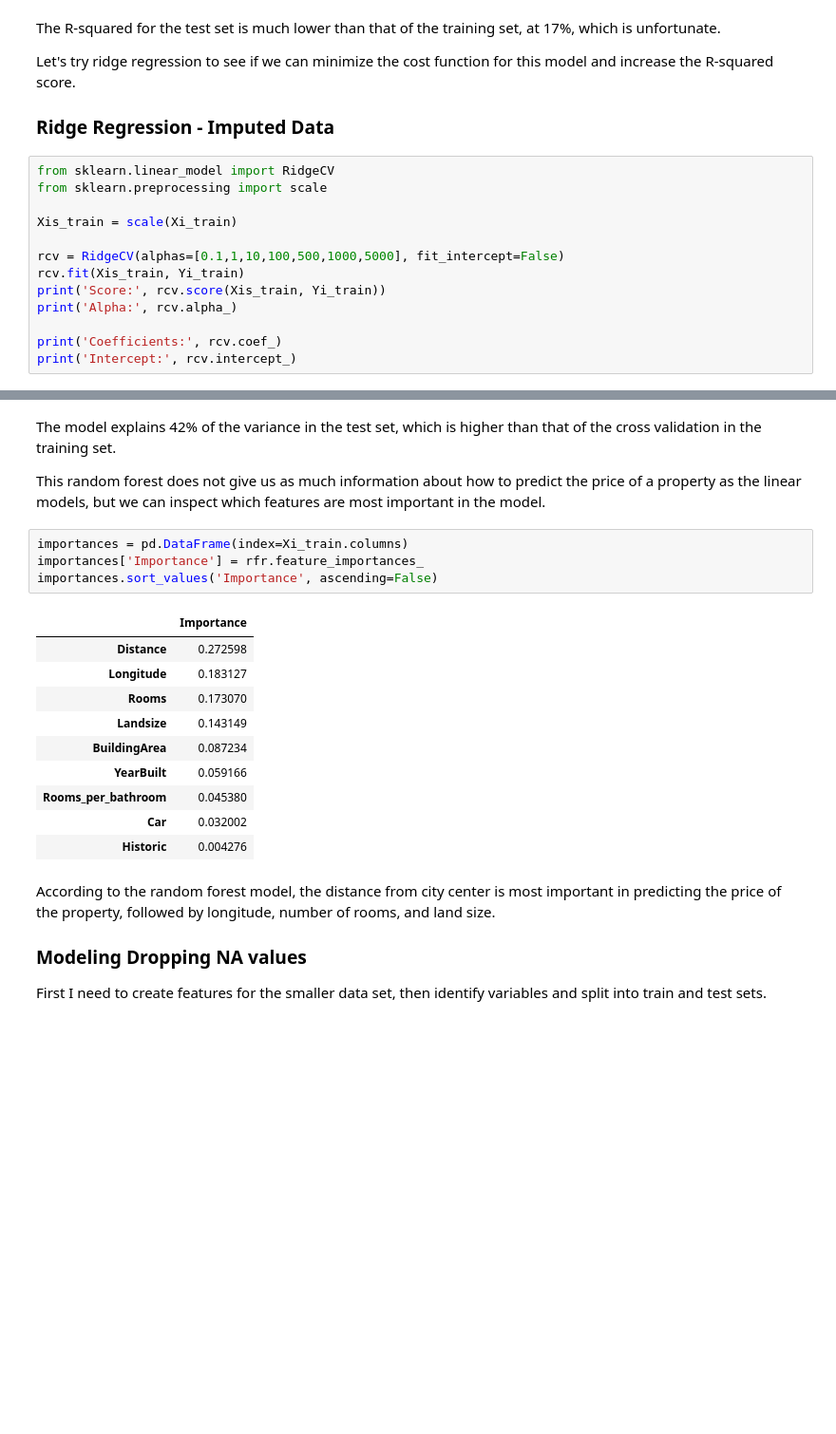
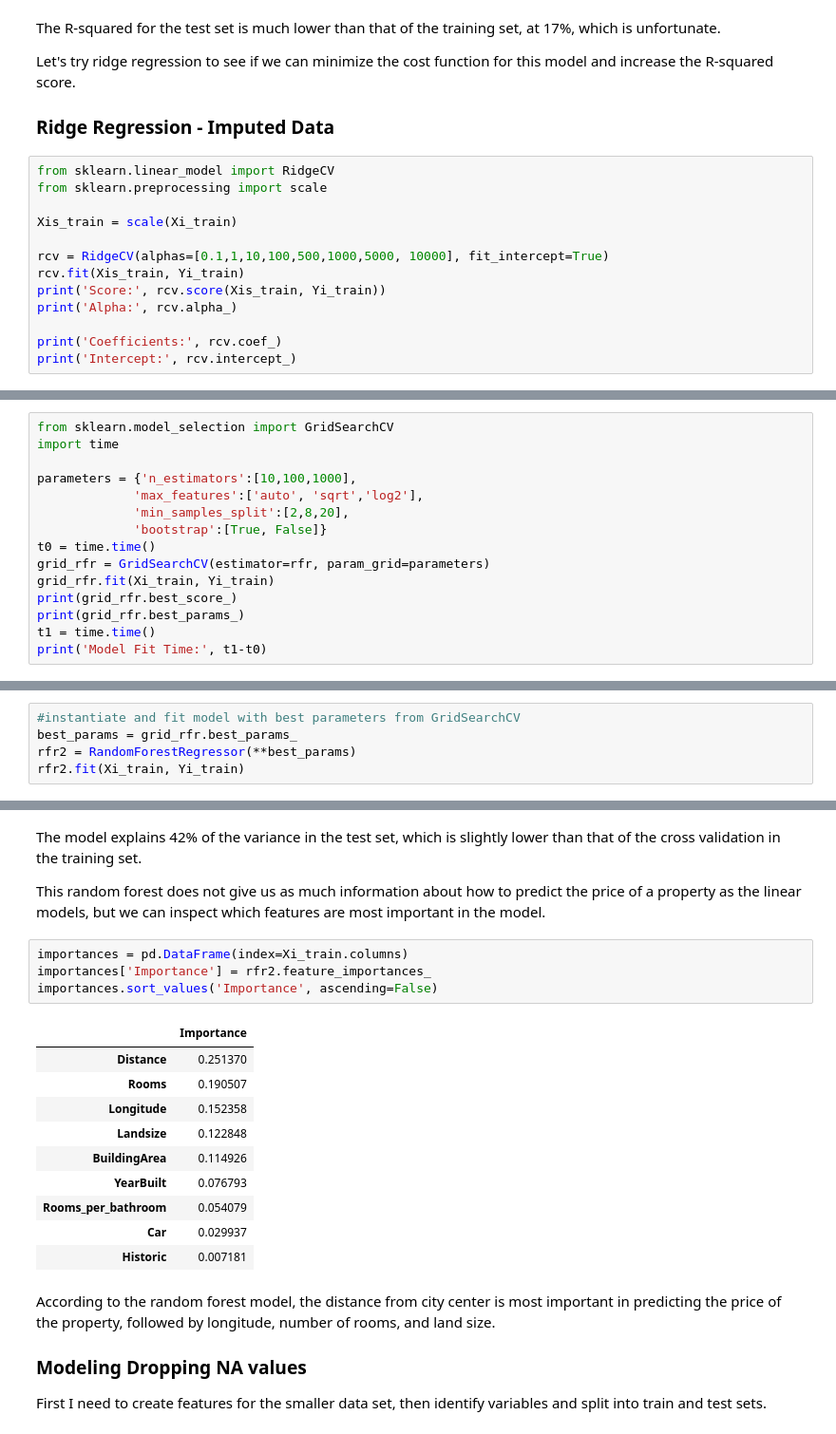
Before and after one commit to ephs08kmp/Thinkful_Challenges, a Jupyter notebook: 3.6.4 Housing Prices Challenge.ipynb, the cells around one changed output, grey strips where cells are left out. Shown at 95% size. Drawn from its saved outputs; the diff is of its cells as text; blank space fills up the shorter version.

```diff
--- a/3.6.4 Housing Prices Challenge.ipynb
+++ b/3.6.4 Housing Prices Challenge.ipynb
@@ -424,7 +424,7 @@ from sklearn.preprocessing import scale
 
 Xis_train = scale(Xi_train)
 
-rcv = RidgeCV(alphas=[0.1,1,10,100,500,1000,5000], fit_intercept=False)
+rcv = RidgeCV(alphas=[0.1,1,10,100,500,1000,5000, 10000], fit_intercept=True)
 rcv.fit(Xis_train, Yi_train)
 print('Score:', rcv.score(Xis_train, Yi_train))
 print('Alpha:', rcv.alpha_)
@@ -458,0 +466,15 @@ This model performed significantly better than the other models, and is able to
+# %%
+from sklearn.model_selection import GridSearchCV
+import time
+
+parameters = {'n_estimators':[10,100,1000],
+             'max_features':['auto', 'sqrt','log2'],
+             'min_samples_split':[2,8,20],
+             'bootstrap':[True, False]}
+t0 = time.time()
+grid_rfr = GridSearchCV(estimator=rfr, param_grid=parameters)
+grid_rfr.fit(Xi_train, Yi_train)
+print(grid_rfr.best_score_)
+print(grid_rfr.best_params_)
+t1 = time.time()
+print('Model Fit Time:', t1-t0)
@@ -458,0 +489,5 @@ This model performed significantly better than the other models, and is able to
+# %%
+#instantiate and fit model with best parameters from GridSearchCV
+best_params = grid_rfr.best_params_
+rfr2 = RandomForestRegressor(**best_params)
+rfr2.fit(Xi_train, Yi_train)
@@ -463,22 +511,22 @@ rfr.score(Xi_test, Yi_test)
 # %% [markdown]
-The model explains 42% of the variance in the test set, which is higher than that of the cross validation in the training set.
+The model explains 42% of the variance in the test set, which is slightly lower than that of the cross validation in the training set.
 
 This random forest does not give us as much information about how to predict the price of a property as the linear models, but we can inspect which features are most important in the model.
 # %%
 importances = pd.DataFrame(index=Xi_train.columns)
-importances['Importance'] = rfr.feature_importances_
+importances['Importance'] = rfr2.feature_importances_
 importances.sort_values('Importance', ascending=False)
 # %% [output]
 |  | Importance |
-| Distance | 0.272598 |
-| Longitude | 0.183127 |
-| Rooms | 0.173070 |
-| Landsize | 0.143149 |
-| BuildingArea | 0.087234 |
-| YearBuilt | 0.059166 |
-| Rooms_per_bathroom | 0.045380 |
-| Car | 0.032002 |
-| Historic | 0.004276 |
+| Distance | 0.251370 |
+| Rooms | 0.190507 |
+| Longitude | 0.152358 |
+| Landsize | 0.122848 |
+| BuildingArea | 0.114926 |
+| YearBuilt | 0.076793 |
+| Rooms_per_bathroom | 0.054079 |
+| Car | 0.029937 |
+| Historic | 0.007181 |
 # %% [markdown]
 According to the random forest model, the distance from city center is most important in predicting the price of the property, followed by longitude, number of rooms, and land size.
 
```
Also changed, not shown: parts of 27 cells of this notebook.
